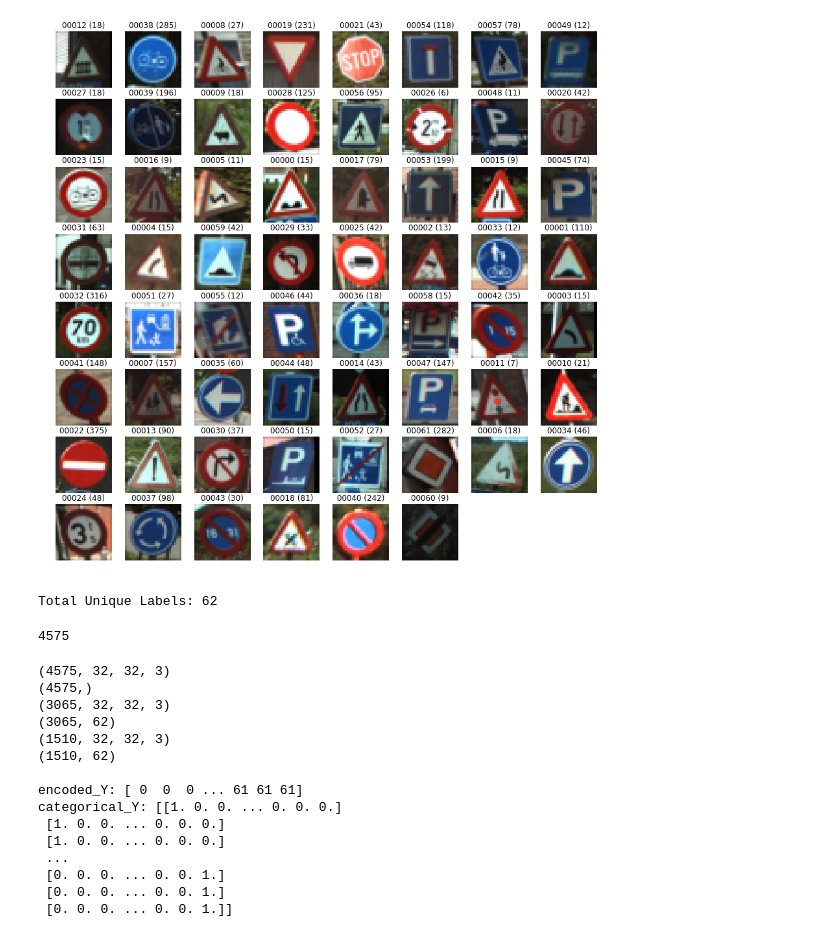
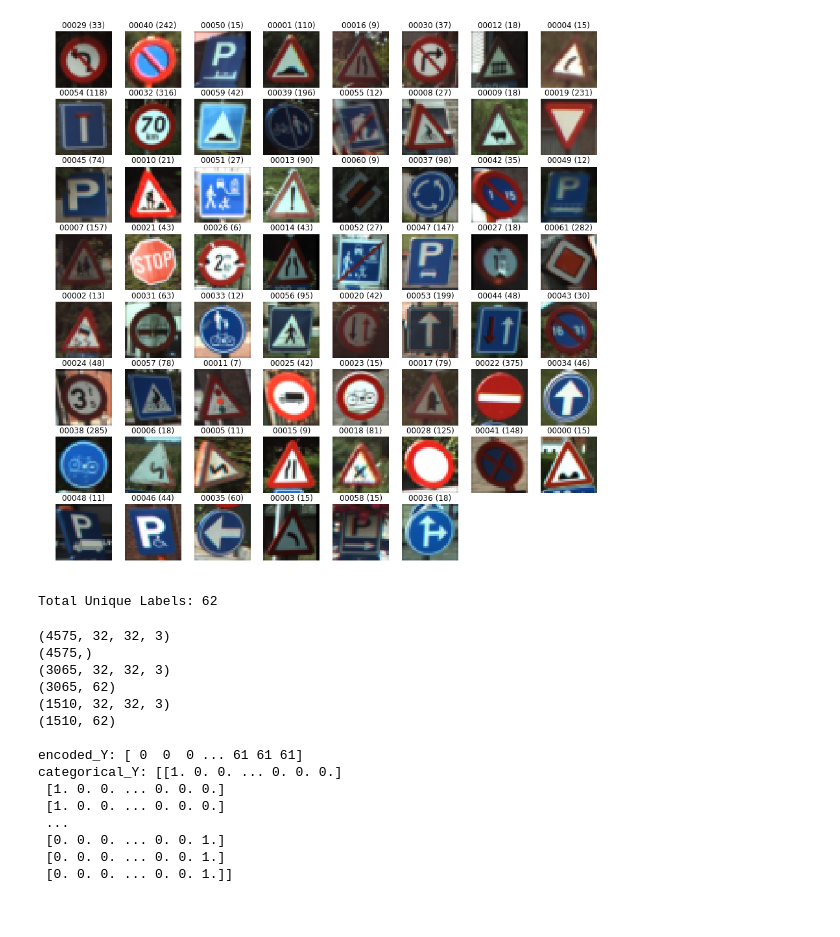
Before and after one commit to Geoffrey-Z/street-sign-classifier, a Jupyter notebook: notebooks/btsc_dataset_eda.ipynb, the cells around one changed output. Drawn from its saved outputs; the diff is of its cells as text; code cells hidden in the pictures.

```diff
--- a/notebooks/btsc_dataset_eda.ipynb
+++ b/notebooks/btsc_dataset_eda.ipynb
@@ -37,21 +31,11 @@ def first_image32_with_label(label): return images32[labels.index(label)]
-# %%
-plt.figure(figsize=(15, 15))
-
-unique_labels = set(labels)
-for (idx, label) in enumerate(unique_labels, 1):
-    plt.subplot(8, 8, idx)
-    plt.axis('off')
-    plt.title(f'{label} ({labels.count(label)})')
-    plt.imshow(first_image32_with_label(label))
-
-plt.show()
-# %% [output]
-[figure, removed]
+# %%
+resized_training_data = resize_images(training_data, size=32)
+(resized_images, resized_labels) = split_images_and_labels(resized_training_data)
+# %%
+plot_images_and_labels(resized_images, resized_labels)
+# %% [output]
+[figure, added]
 # %%
 print('Total Unique Labels:', len(unique_labels))
 # %% [output]
 Total Unique Labels: 62
-# %%
-len(images32)
-# %% [output]
-4575
```
Also changed, not shown: parts of 14 cells of this notebook, 1 other file.
